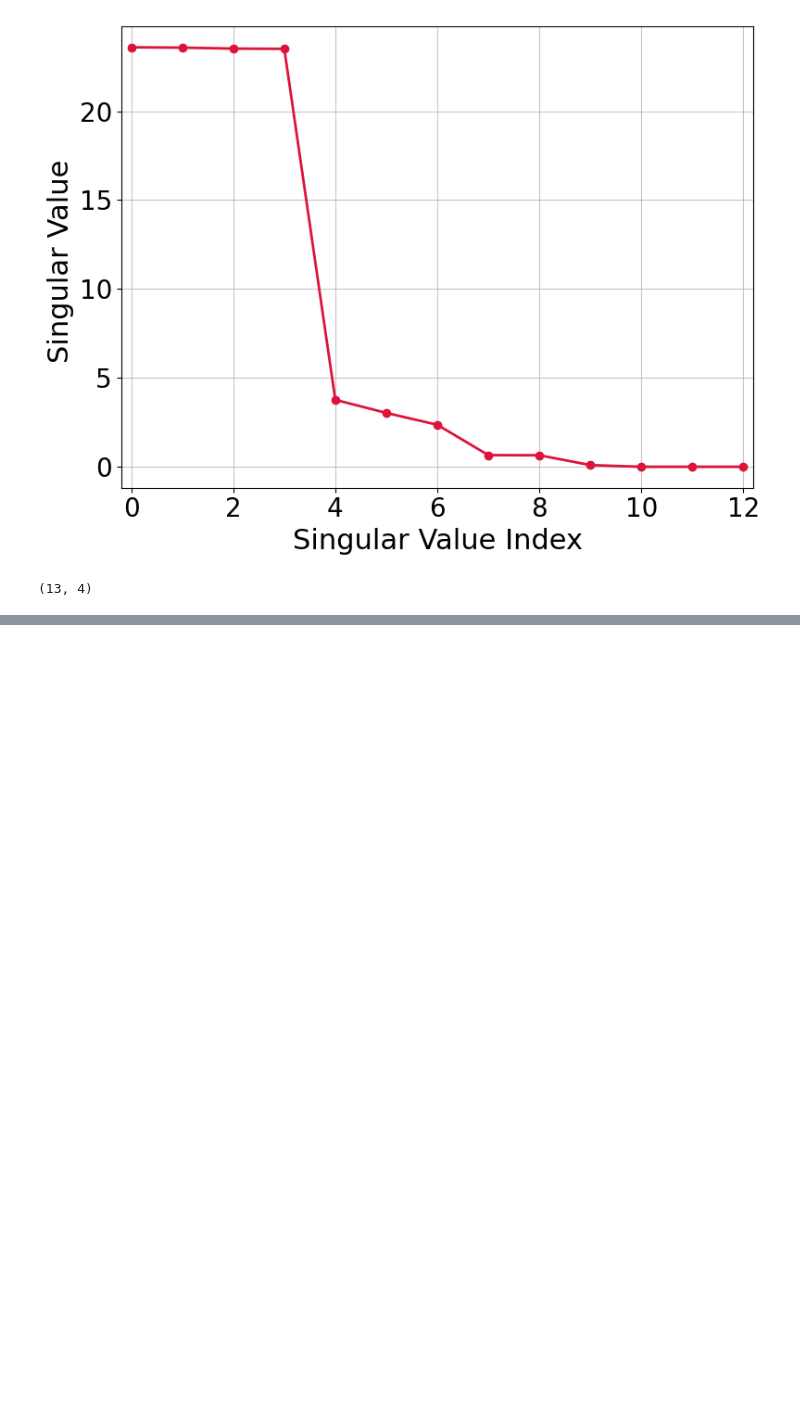
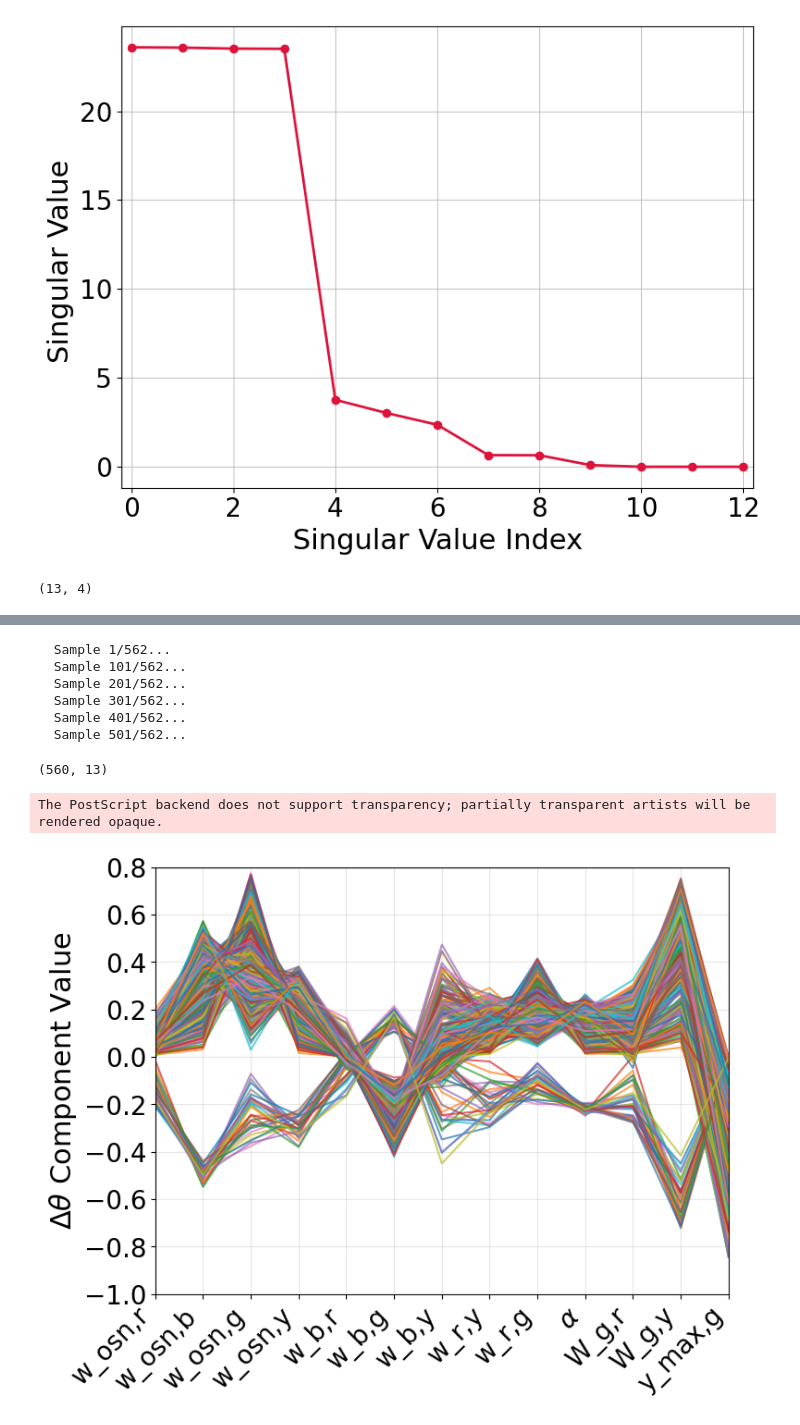
Before and after one commit to hizakim/4th_yr_project, a Jupyter notebook: Z4_delta_theta.ipynb, the cells around one changed output, grey strips where cells are left out. Drawn from its saved outputs; the diff is of its cells as text; code cells hidden in the pictures; blank space fills up the shorter version.

```diff
--- a/Z4_delta_theta.ipynb
+++ b/Z4_delta_theta.ipynb
@@ -802,0 +324,6 @@ Solution C:
+# %%
+idx_ymax = 12  # y_max_g is the 13th parameter (index 12)
+v = jnp.zeros(n_params)
+v = v.at[idx_ymax].set(1)
+v@v.T
+v[:, None] * v[None, :]
@@ -802,0 +344,42 @@ Solution C:
+# %%
+@jax.jit
+def y_output_sum(theta):
+    """Compute output y as a function of parameters"""
+    r, g, b, y = mitral_output(theta, x, m, n_r, n_b, n_g, n_y)
+    return jnp.sum(y)
+
+grad = jax.jit(jax.grad(y_output_sum))
+hessian = jax.jit(jax.jacrev(grad))
+
+n_samples, n_params = theta_samples.shape[0], theta_samples.shape[1]
+
+v = jnp.zeros(n_params)
+v = v.at[idx_ymax].set(-1)  # y_max_g is the parameter being changed
+
+x_collect = []
+for i in range(n_samples):
+#for i in range(3):
+    if i % 100 == 0:
+        print(f"  Sample {i+1}/{n_samples}...")
+
+    theta_star = jnp.array(theta_samples[i, :])
+    H = jnp.squeeze(hessian(theta_star))
+
+    H1 = (jnp.eye(n_params) - v[:, None] * v[None, :]) @ H @ (jnp.eye(n_params) - v[:, None] * v[None, :])
+    H2 = (jnp.eye(n_params) - v[:, None] * v[None, :]) @ H
+
+    x_free_1 = - jnp.linalg.pinv(H1, rtol=1e-6) @ H2 @ v #pseudo inverse
+    x_collect.append(x_free_1 + v)
+
+x_collect = jnp.array(x_collect)
+# %% [output]
+  Sample 1/562...
+  Sample 101/562...
+  Sample 201/562...
+  Sample 301/562...
+  Sample 401/562...
+  Sample 501/562...
+# %%
+x_collect[2:].shape
+# %% [output]
+(560, 13)
@@ -802,0 +419,29 @@ Solution C:
+# %%
+#plot all x_collect, each row is a different colour
+
+x_collect = x_collect / jnp.linalg.norm(x_collect, axis=1, keepdims=True)
+
+param_labels = [
+    'w_osn,r', 'w_osn,b', 'w_osn,g', 'w_osn,y',
+    'w_b,r', 'w_b,g', 'w_b,y', 'w_r,y', 'w_r,g',
+    r"$\alpha$", 'W_g,r', 'W_g,y', 'y_max,g',
+]
+
+x_collect_np = np.array(x_collect)
+indices = np.arange(len(param_labels))
+
+plt.figure(figsize=(8, 6))
+for row_idx in range(x_collect_np.shape[0]):
+    plt.plot(indices, x_collect_np[row_idx], alpha=0.7)
+
+plt.ylabel(r"$\Delta\theta$ Component Value", fontsize=22)
+plt.xlim(0, 12)
+plt.ylim(-1, 0.8)
+plt.xticks(range(len(param_labels)), param_labels, rotation=45, ha='right', fontsize=20)
+plt.yticks(fontsize=20)
+plt.grid(True, alpha=0.3)
+plt.savefig(f'Figures_final/x_collect_all.eps')
+plt.show()
+# %% [output]
+The PostScript backend does not support transparency; partially transparent artists will be rendered opaque.
+[figure, added]
```
Also changed, not shown: parts of 30 cells of this notebook, 14 other files.
